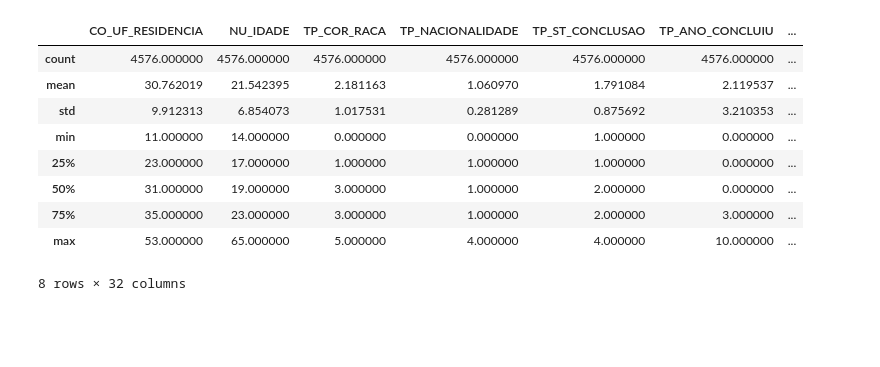
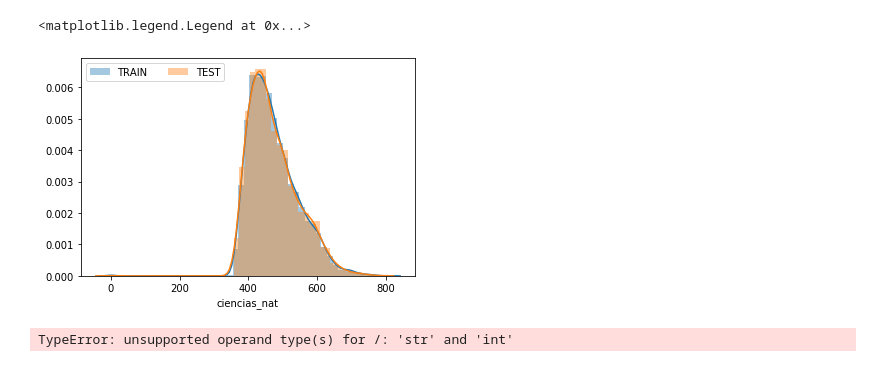
Before and after one commit to spadao/Desafio-Codenation, a Jupyter notebook: Desafio.ipynb, the cells around one changed output. Saved outputs shown, nothing was run; the diff lists cells and outputs as text; code cells hidden in the pictures; blank space fills up the shorter version.

```diff
--- a/Desafio.ipynb
+++ b/Desafio.ipynb
@@ -21,0 +104,35 @@ df.head()
+# %%
+# Os parâmetros escolhidos foram os abaixo, nota-se que o parâmetro TP_DEPENDENCIA_ADM_ESC não foi selecionado apesar do alto índice de correlação pois pela análise do dicionário de dados observa-se que ela não deveria ter uma correlação direta com os valores da nota, portanto foi excluida para evitar possíveis erros.
+novo = {
+    'matematica': df['NU_NOTA_MT'],
+    'ciencias_nat': df['NU_NOTA_CN'],
+    'linguagens': df['NU_NOTA_LC'],
+    'ciencias_hum': df['NU_NOTA_CH'],
+    'redacao': df['NU_NOTA_REDACAO'],
+    'nota_comp3': df['NU_NOTA_COMP3'],
+    'nota_comp1': df['NU_NOTA_COMP1'],
+    'nota_comp2': df['NU_NOTA_COMP2'],
+    'nota_comp4': df['NU_NOTA_COMP4'],
+    'nota_comp5': df['NU_NOTA_COMP5']
+}
+
+novo_teste = {
+    'inscricao' :df_teste['NU_INSCRICAO'],
+    'ciencias_nat': df_teste['NU_NOTA_CN'],
+    'linguagens': df_teste['NU_NOTA_LC'],
+    'ciencias_hum': df_teste['NU_NOTA_CH'],
+    'redacao': df_teste['NU_NOTA_REDACAO'],
+    'nota_comp3': df_teste['NU_NOTA_COMP3'],
+    'nota_comp1': df_teste['NU_NOTA_COMP1'],
+    'nota_comp2': df_teste['NU_NOTA_COMP2'],
+    'nota_comp4': df_teste['NU_NOTA_COMP4'],
+    'nota_comp5': df_teste['NU_NOTA_COMP5']
+}
+# %%
+#Atualiza os dataframes com as novas colunas e se calcula a coluna de média com as notas das diferentes competências e se retira as linhas com dados nulos
+df = pd.DataFrame(novo)
+df['media'] = media(np.array(df.matematica),np.array(df.ciencias_nat),np.array(df.linguagens),np.array(df.ciencias_hum),np.array(df.redacao))
+df.dropna(inplace = True)
+df_teste = pd.DataFrame(novo_teste)
+df_teste.dropna(inplace = True)
+df.head()
@@ -176,13 +166,0 @@ df_test = pd.read_csv('Data/test.csv')
-# %%
-df_test.describe()
-# %% [output]
-|  | CO_UF_RESIDENCIA | NU_IDADE | TP_COR_RACA | TP_NACIONALIDADE | TP_ST_CONCLUSAO | TP_ANO_CONCLUIU | ... |
-| count | 4576.000000 | 4576.000000 | 4576.000000 | 4576.000000 | 4576.000000 | 4576.000000 | ... |
-| mean | 30.762019 | 21.542395 | 2.181163 | 1.060970 | 1.791084 | 2.119537 | ... |
-| std | 9.912313 | 6.854073 | 1.017531 | 0.281289 | 0.875692 | 3.210353 | ... |
-| min | 11.000000 | 14.000000 | 0.000000 | 0.000000 | 1.000000 | 0.000000 | ... |
-| 25% | 23.000000 | 17.000000 | 1.000000 | 1.000000 | 1.000000 | 0.000000 | ... |
-| 50% | 31.000000 | 19.000000 | 3.000000 | 1.000000 | 2.000000 | 0.000000 | ... |
-| 75% | 35.000000 | 23.000000 | 3.000000 | 1.000000 | 2.000000 | 3.000000 | ... |
-| max | 53.000000 | 65.000000 | 5.000000 | 4.000000 | 4.000000 | 10.000000 | ... |
-8 rows × 32 columns
@@ -190,0 +167,17 @@ df_test = df_test[['NU_INSCRICAO','NU_NOTA_CN','NU_NOTA_CH','NU_NOTA_LC','NU_NOT
+# %%
+#Plota novamente a distribuição de notas das bases de treino e teste e se comprova que elas são semelhantes. Deve-se realizer essa comprevação para todas as variáveis de predição para um melhor resultado
+x0 = df['ciencias_nat']
+x1 = df_teste['ciencias_nat']
+sns.distplot(x0)
+sns.distplot(x1)
+plt.legend(labels=['TRAIN','TEST'], ncol=2, loc='upper left')
+# %% [output]
+<matplotlib.legend.Legend at 0x...>
+[figure, added]
+# %%
+# Normaliza os dados de treino e teste
+df = df.apply(normalize)
+df_teste = df_teste.apply(normalize)
+df.head()
+# %% [output]
+TypeError: unsupported operand type(s) for /: 'str' and 'int'
```
Also changed, not shown: parts of 41 cells of this notebook, 1 other file.
